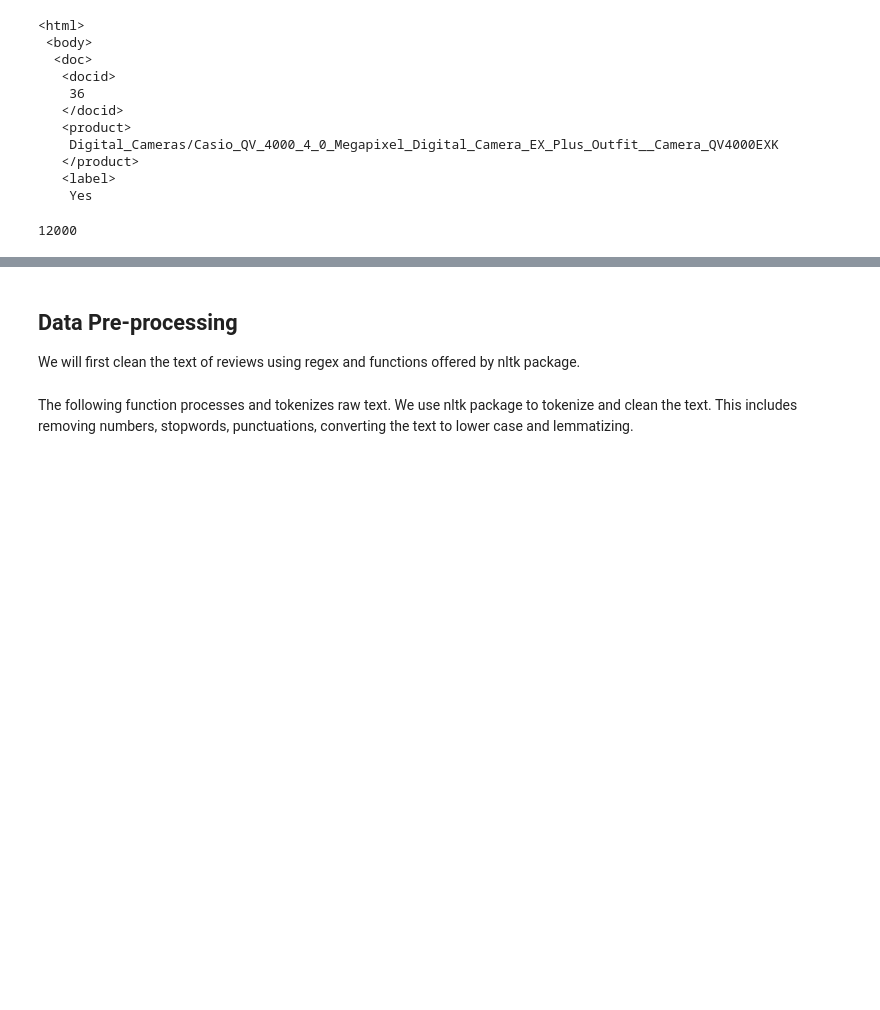
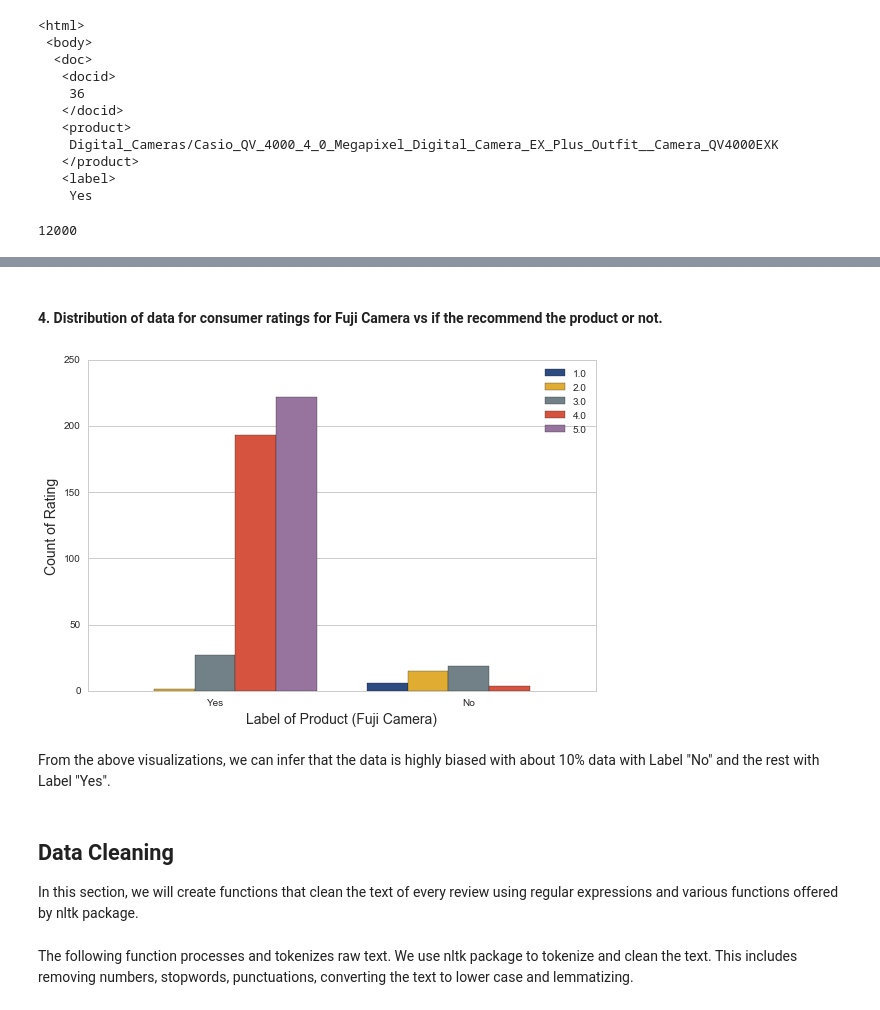
Before and after one commit to nikhilba/Epinions-Sentiment-Analysis, a Jupyter notebook: Analysis/Understanding sentiments in Epinions.ipynb, the cells around one changed output, grey strips where cells are left out. Saved outputs shown, nothing was run; the diff lists cells and outputs as text; code cells hidden in the pictures; blank space fills up the shorter version.

```diff
--- a/Analysis/Understanding sentiments in Epinions.ipynb
+++ b/Analysis/Understanding sentiments in Epinions.ipynb
@@ -100,0 +103,4 @@ camera = (tab[tab.CLASS == 'Camera'])
+# %%
+# Filter reviews of Fuji Digital Cameras
+fuji_camera = camera[camera['PRODUCT'].str.contains("Fuji")]
+fuji_camera.reset_index(inplace=True, drop=True)
@@ -129,7 +151,19 @@ plt.tight_layout()
+# %% [markdown]
+#### 4. Distribution of data for consumer ratings for Fuji Camera vs if the recommend the product or not.
+# %%
+sns.countplot(x="LABEL", hue = "RATING", data=fuji_camera, palette = cmap)
+plt.ylabel('Count of Rating', fontsize=14)
+plt.xlabel('Label of Product (Fuji Camera)', fontsize=14)
+plt.legend(loc='upper right')
+plt.tight_layout()
+# %% [output]
+[figure, added]
+# %% [markdown]
+From the above visualizations, we can infer that the data is highly biased with about 10% data with Label "No" and the rest with Label "Yes".
 # %% [markdown]
-## Data Pre-processing
+## Data Cleaning
 
-We will first clean the text of reviews using regex and functions offered by nltk package.
+In this section, we will create functions that clean the text of every review using regular expressions and various functions offered by nltk package.
 # %% [markdown]
 The following function processes and tokenizes raw text. We use nltk package to tokenize and clean the text. This includes removing numbers, stopwords, punctuations, converting the text to lower case and lemmatizing.
 # %%
```
Also changed, not shown: parts of 110 cells of this notebook.
